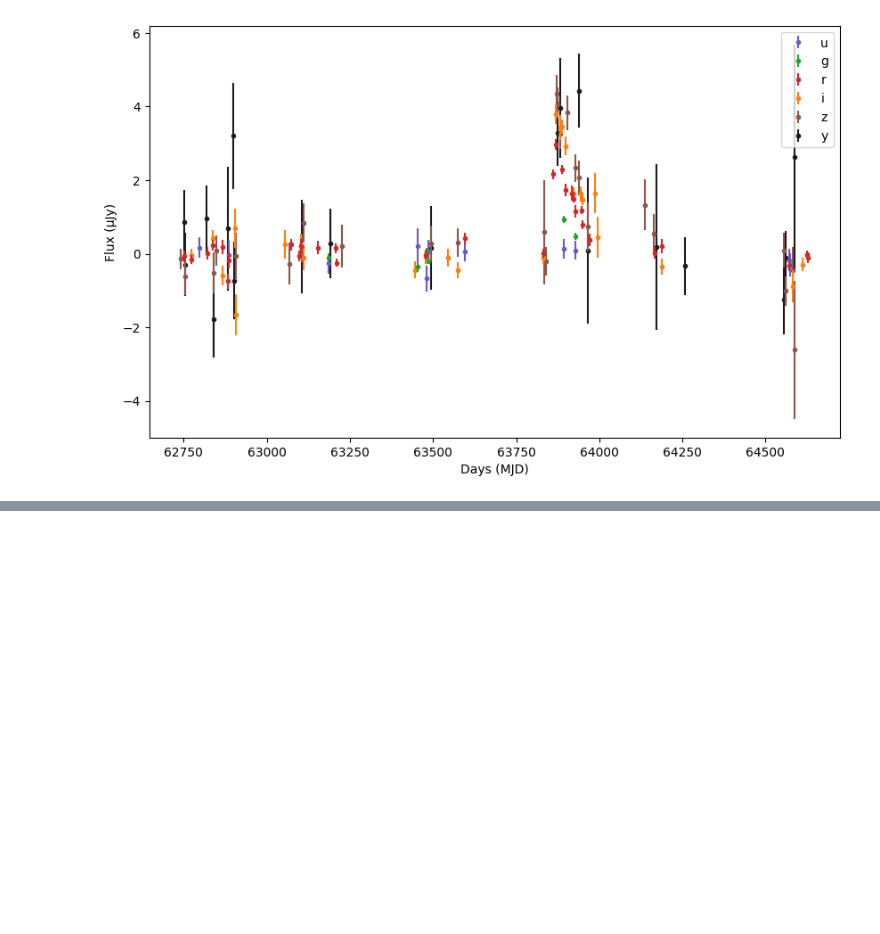
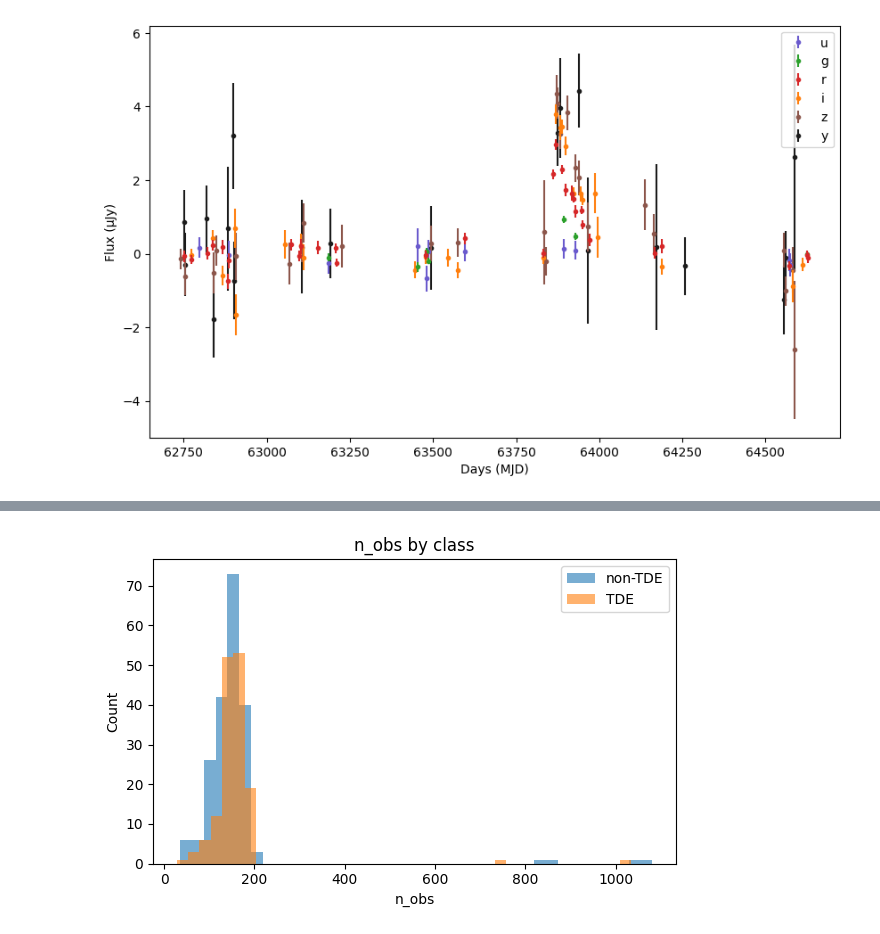
Before and after one commit to FlexonaFFt/MLKaggleTasks, a Jupyter notebook: AstronomicalClassification/datainform.ipynb, the cells around one changed output, grey strips where cells are left out. Saved outputs shown, nothing was run; the diff lists cells and outputs as text; code cells hidden in the pictures; blank space fills up the shorter version.

Commit message:
step3 & step4 for datainform

```diff
--- a/AstronomicalClassification/datainform.ipynb
+++ b/AstronomicalClassification/datainform.ipynb
@@ -165,0 +296,91 @@ plt.show()
+# %%
+# Step Four: class comparison + correlation checks
+# Requires: df, log_df, object_ID, and band_arrays from earlier cells.
+
+# 1) Sample a subset of objects per class to keep it fast
+def sample_objects_by_class(log_df, n_per_class=200, seed=42):
+    rng = np.random.default_rng(seed)
+    pos = log_df.loc[log_df['target'] == 1, 'object_id'].unique()
+    neg = log_df.loc[log_df['target'] == 0, 'object_id'].unique()
+    n_pos = min(len(pos), n_per_class)
+    n_neg = min(len(neg), n_per_class)
+    pos_sel = rng.choice(pos, size=n_pos, replace=False)
+    neg_sel = rng.choice(neg, size=n_neg, replace=False)
+    return pos_sel, neg_sel
+
+def quick_obj_features(obj_df):
+    time = obj_df['Time (MJD)'].to_numpy()
+    flux = obj_df['Flux'].to_numpy()
+    err = obj_df['Flux_err'].to_numpy()
+    if len(time) == 0:
+        return None
+    idx = np.argsort(time)
+    time = time[idx]
+    flux = flux[idx]
+    err = err[idx]
+    peak_idx = int(np.nanargmax(flux))
+    t_peak = time[peak_idx]
+    peak_flux = flux[peak_idx]
+    half = 0.5 * peak_flux
+    above = flux >= half
+    fwhm = (time[above][-1] - time[above][0]) if np.any(above) and np.sum(above) > 1 else np.nan
+    # weighted mean
+    mask = np.isfinite(err) & (err > 0)
+    if np.any(mask):
+        w = 1.0 / (err[mask] ** 2 + 1e-6)
+        wmean = np.sum(w * flux[mask]) / np.sum(w)
+    else:
+        wmean = np.nan
+    # von Neumann ratio
+    var = np.var(flux, ddof=0)
+    vn = (np.sum(np.diff(flux) ** 2) / (len(flux) - 1)) / var if len(flux) > 1 and var > 0 else np.nan
+    return {
+        'n_obs': float(len(time)),
+        'peak_flux': float(peak_flux),
+        'fwhm': float(fwhm) if np.isfinite(fwhm) else np.nan,
+        'wmean_flux': float(wmean) if np.isfinite(wmean) else np.nan,
+        'von_neumann': float(vn) if np.isfinite(vn) else np.nan,
+    }
+
+pos_ids, neg_ids = sample_objects_by_class(log_df, n_per_class=200)
+
+rows = []
+for oid in pos_ids:
+    obj_df = df.loc[df['object_id'] == oid]
+    feats = quick_obj_features(obj_df)
+    if feats is not None:
+        feats['target'] = 1
+        rows.append(feats)
+for oid in neg_ids:
+    obj_df = df.loc[df['object_id'] == oid]
+    feats = quick_obj_features(obj_df)
+    if feats is not None:
+        feats['target'] = 0
+        rows.append(feats)
+
+feat_df = pd.DataFrame(rows)
+print(feat_df.head())
+
+# 2) Compare distributions by class
+for col in ['n_obs', 'peak_flux', 'fwhm', 'wmean_flux', 'von_neumann']:
+    plt.figure(figsize=(6, 4))
+    plt.hist(feat_df.loc[feat_df['target']==0, col].dropna(), bins=40, alpha=0.6, label='non-TDE')
+    plt.hist(feat_df.loc[feat_df['target']==1, col].dropna(), bins=40, alpha=0.6, label='TDE')
+    plt.title(f'{col} by class')
+    plt.xlabel(col)
+    plt.ylabel('Count')
+    plt.legend()
+    plt.tight_layout()
+    plt.show()
+
+# 3) Correlation heatmap
+corr = feat_df.drop(columns=['target']).corr()
+plt.figure(figsize=(5, 4))
+plt.imshow(corr, cmap='coolwarm', vmin=-1, vmax=1)
+plt.colorbar()
+plt.xticks(range(len(corr.columns)), corr.columns, rotation=45, ha='right')
+plt.yticks(range(len(corr.columns)), corr.columns)
+plt.title('Feature correlation (sample)')
+plt.tight_layout()
+plt.show()
+# %% [output]
@@ -165,0 +393 @@ plt.show()
+[figure, added]
```
Also changed, not shown: parts of 2 cells of this notebook.
